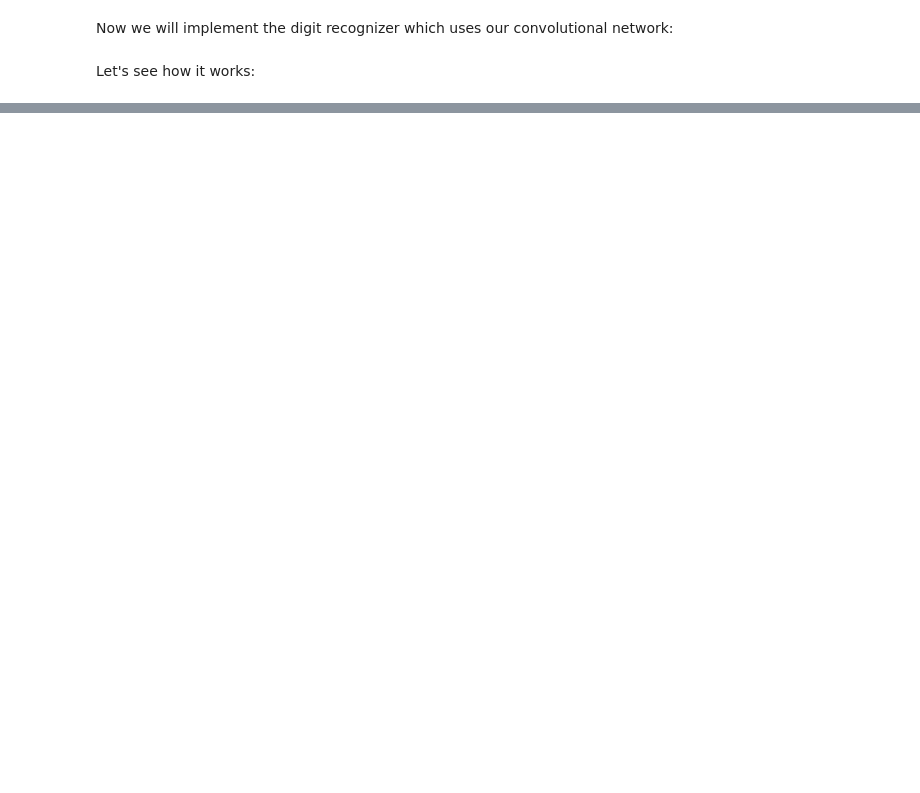
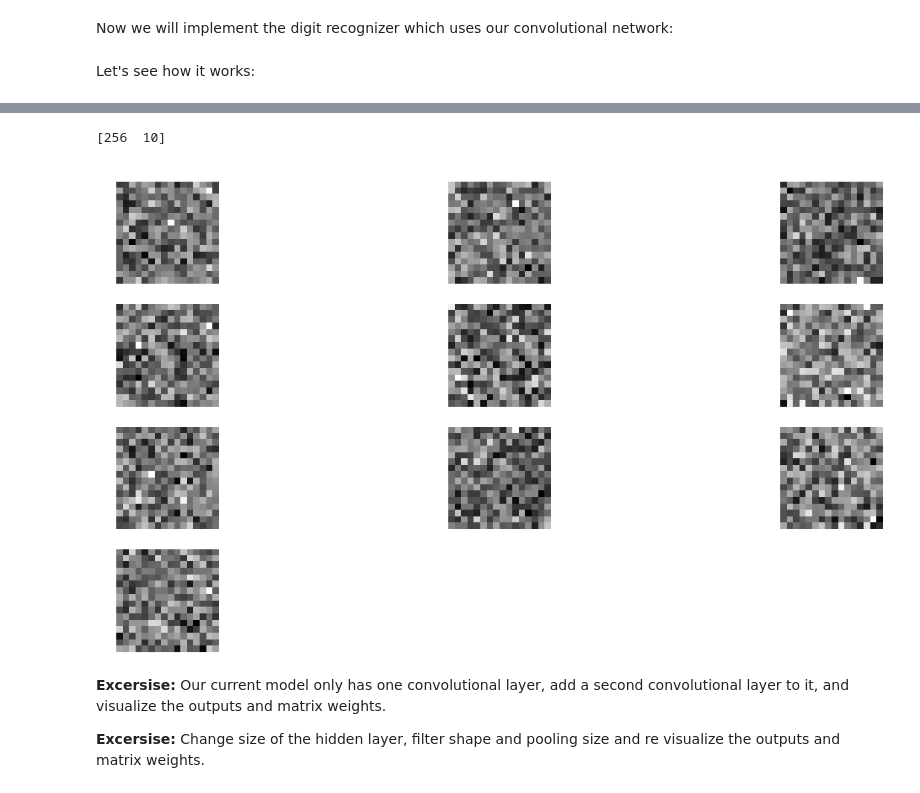
Before and after one commit to samiraabnar/CNN_Tutorial, a Jupyter notebook: CNN_Tutorial.ipynb, the cells around one changed output, grey strips where cells are left out. Cells and saved outputs as stored; diff of their text form; code cells hidden in the pictures; blank space fills up the shorter version.

```diff
--- a/CNN_Tutorial.ipynb
+++ b/CNN_Tutorial.ipynb
@@ -789,0 +825,11 @@ show_weight_matrix(dr.model.layers[2].W[:,9].eval().reshape(10,10))
+# %%
+print(dr.model.layers[2].W.shape.eval())
+image_size = int(np.sqrt(dr.model.layers[2].W.shape[0].eval()))
+show_images(dr.model.layers[2].W.T.eval(),(image_size,image_size))
+# %% [output]
+[256  10]
+[figure, added]
+# %% [markdown]
+<span class="girk">**Excersise:**</span> Our current model only has one convolutional layer, add a second convolutional layer to it, and visualize the outputs and matrix weights.
+
+<span class="girk">**Excersise:**</span> Change size of the hidden layer, filter shape and pooling size and re visualize the outputs and matrix weights.
```
Also changed, not shown: parts of 30 cells of this notebook, 1 other file.
